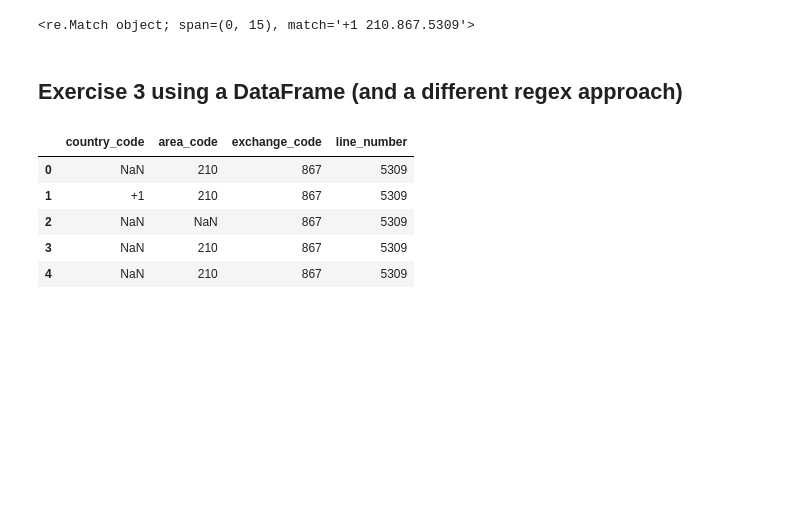
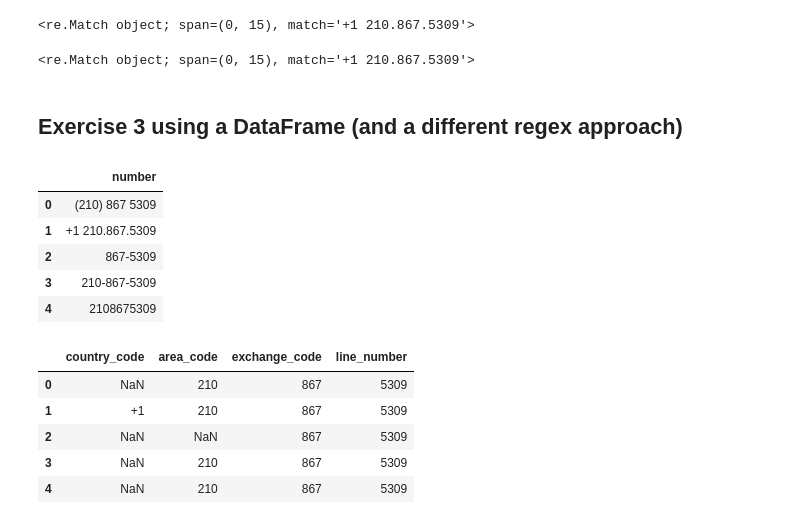
Before and after one commit to CodeupClassroom/hopper-nlp-exercises, a Jupyter notebook: regex_exercise_solutions.ipynb, the cells around one changed output. Cells and saved outputs as stored; diff of their text form; code cells hidden in the pictures; blank space fills up the shorter version.

```diff
--- a/regex_exercise_solutions.ipynb
+++ b/regex_exercise_solutions.ipynb
@@ -115,6 +115,12 @@ re.search(r"(\(?\d{3}\)?)?.?\d{3}.?\d{4}", "+1 210.867.5309")
 re.search(r"(\+\d+)?.?(\(?\d{3}\)?)?.?\d{3}.?\d{4}", "+1 210.867.5309")
 # %% [output]
 <re.Match object; span=(0, 15), match='+1 210.867.5309'>
+# %%
+# make the calling code optional!
+# make the + in the calling code optional
+re.search(r"(\+?\d+)?.?(\(?\d{3}\)?)?.?\d{3}.?\d{4}", "+1 210.867.5309")
+# %% [output]
+<re.Match object; span=(0, 15), match='+1 210.867.5309'>
 # %% [markdown]
 ## Exercise 3 using a DataFrame (and a different regex approach)
 # %%
@@ -135,12 +141,20 @@ phone_regex = re.compile(
 # %%
 df = pd.DataFrame()
 df['number'] = [
     '(210) 867 5309',
     '+1 210.867.5309',
     '867-5309',
     '210-867-5309',
     '2108675309',
 ]
+df
+# %% [output]
+|  | number |
+| 0 | (210) 867 5309 |
+| 1 | +1 210.867.5309 |
+| 2 | 867-5309 |
+| 3 | 210-867-5309 |
+| 4 | 2108675309 |
 # %%
 # extract turns named capture groups into dataframe columns
 # NaNs for no match
```
Also changed, not shown: parts of 11 cells of this notebook.
